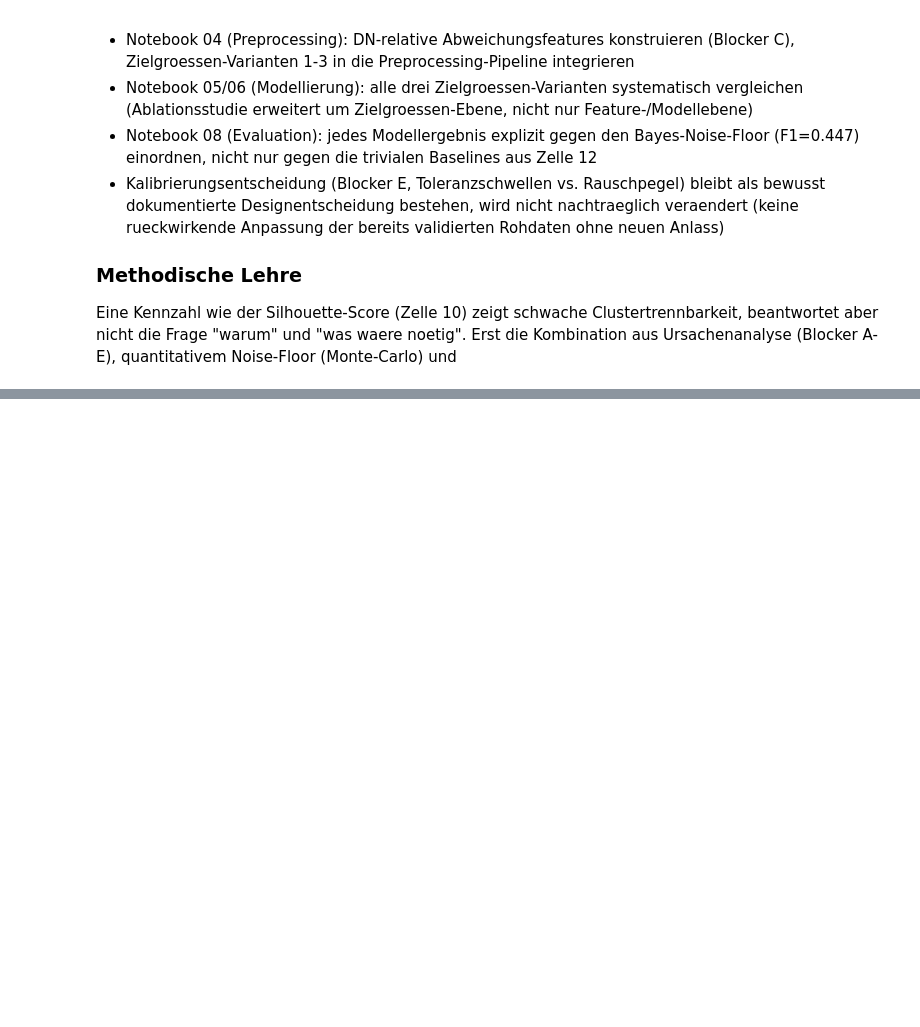
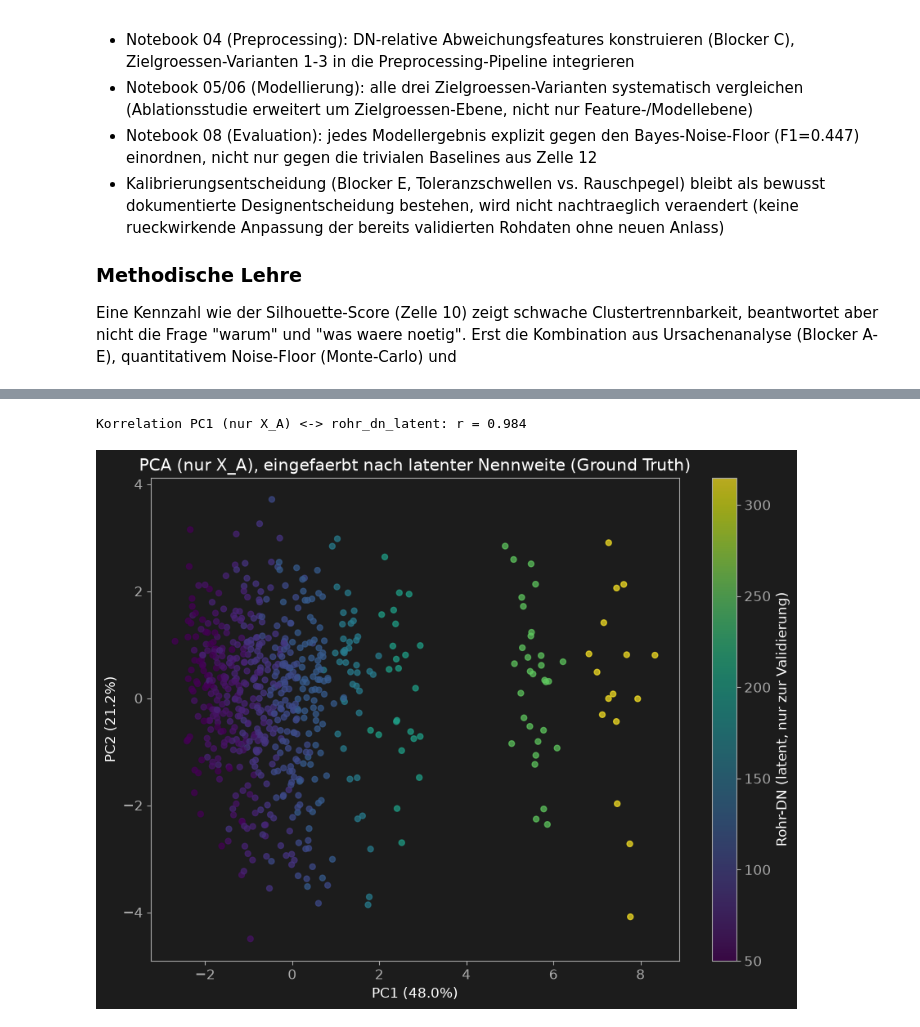
Before and after one commit to AwaTekoete/_MyExtrusionML_Synthetisch, a Jupyter notebook: notebooks/03_eda_model_a.ipynb, the cells around one changed output, grey strips where cells are left out. Drawn from its saved outputs; the diff is of its cells as text; code cells hidden in the pictures; blank space fills up the shorter version.

```diff
--- a/notebooks/03_eda_model_a.ipynb
+++ b/notebooks/03_eda_model_a.ipynb
@@ -1319,0 +1439,22 @@ quantitativem Noise-Floor (Monte-Carlo) und
+# %%
+# =============================================================================
+# Zelle 20b – PCA (nur X_A), eingefaerbt nach latenter Nennweite (Ground Truth)
+# =============================================================================
+dn_latent_xa = df_latent_ref.loc[df_pca_xa.index, "rohr_dn_latent"]
+
+corr_pc1_dn_xa = np.corrcoef(X_pca_xa[:, 0], dn_latent_xa)[0, 1]
+print(f"Korrelation PC1 (nur X_A) <-> rohr_dn_latent: r = {corr_pc1_dn_xa:.3f}")
+
+fig, ax = plt.subplots(figsize=(9, 7))
+sc = ax.scatter(X_pca_xa[:, 0], X_pca_xa[:, 1], c=dn_latent_xa, cmap="viridis", alpha=0.7, s=25)
+ax.set_xlabel(f"PC1 ({explained_xa[0]*100:.1f}%)")
+ax.set_ylabel(f"PC2 ({explained_xa[1]*100:.1f}%)")
+ax.set_title("PCA (nur X_A), eingefaerbt nach latenter Nennweite (Ground Truth)")
+cbar = plt.colorbar(sc, ax=ax)
+cbar.set_label("Rohr-DN (latent, nur zur Validierung)")
+plt.tight_layout()
+save_figure(fig, "../reports/figures/03_eda_pca_ground_truth_dn_XA_ONLY.png")
+plt.show()
+# %% [output]
+Korrelation PC1 (nur X_A) <-> rohr_dn_latent: r = 0.984
+[figure, added]
```
Also changed, not shown: parts of 4 cells of this notebook, 5 other files.
